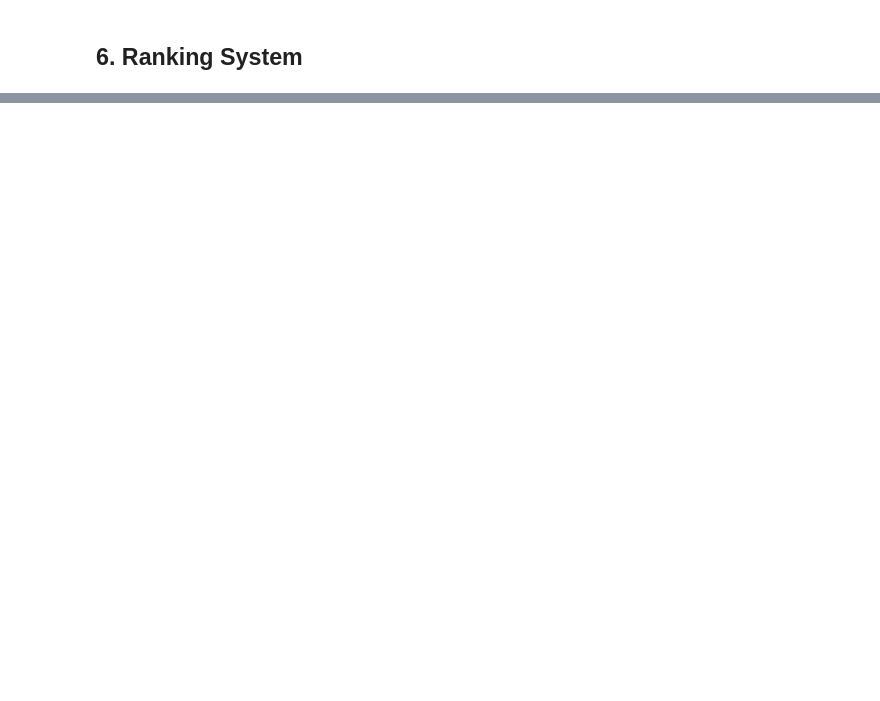
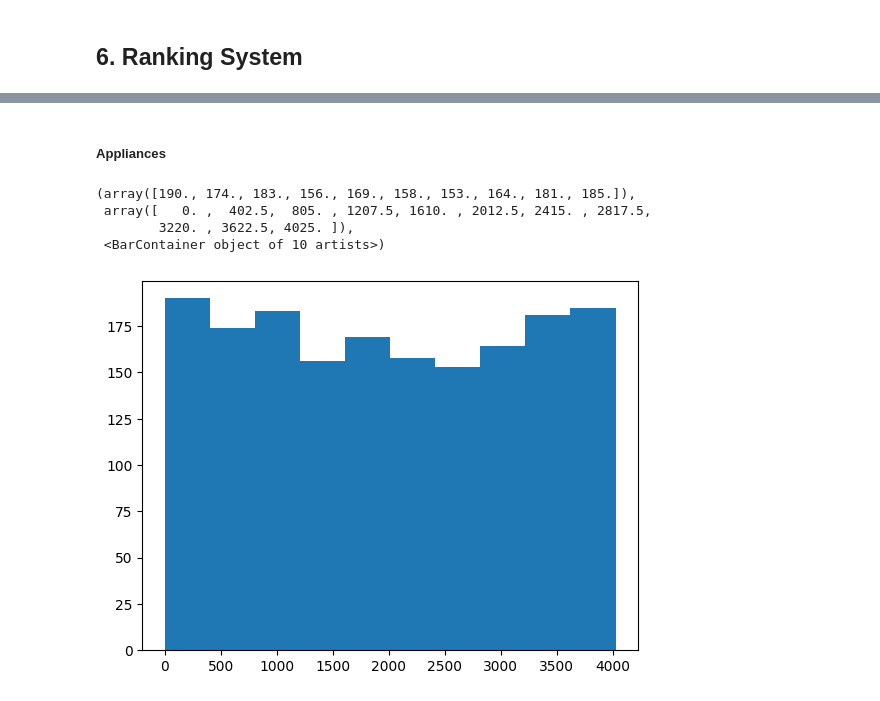
Before and after one commit to MAST30034-Applied-Data-Science/generic-buy-now-pay-later-project-group-5, a Jupyter notebook: notebooks/final_summary.ipynb, the cells around one changed output, grey strips where cells are left out. Saved outputs shown, nothing was run; the diff lists cells and outputs as text; code cells hidden in the pictures; blank space fills up the shorter version.

```diff
--- a/notebooks/final_summary.ipynb
+++ b/notebooks/final_summary.ipynb
@@ -339,0 +697,11 @@ The model is then fitted to the entire datasets and generate predictions (fraudu
+# %% [markdown]
+##### Appliances
+# %%
+appliances = overall_ranks.where(overall_ranks.merchant_segments == 'Appliances')
+plt.hist(appliances['rank'], bins = 10)
+# %% [output]
+(array([190., 174., 183., 156., 169., 158., 153., 164., 181., 185.]),
+ array([   0. ,  402.5,  805. , 1207.5, 1610. , 2012.5, 2415. , 2817.5,
+        3220. , 3622.5, 4025. ]),
+ <BarContainer object of 10 artists>)
+[figure, added]
```
Also changed, not shown: parts of 50 cells of this notebook.
